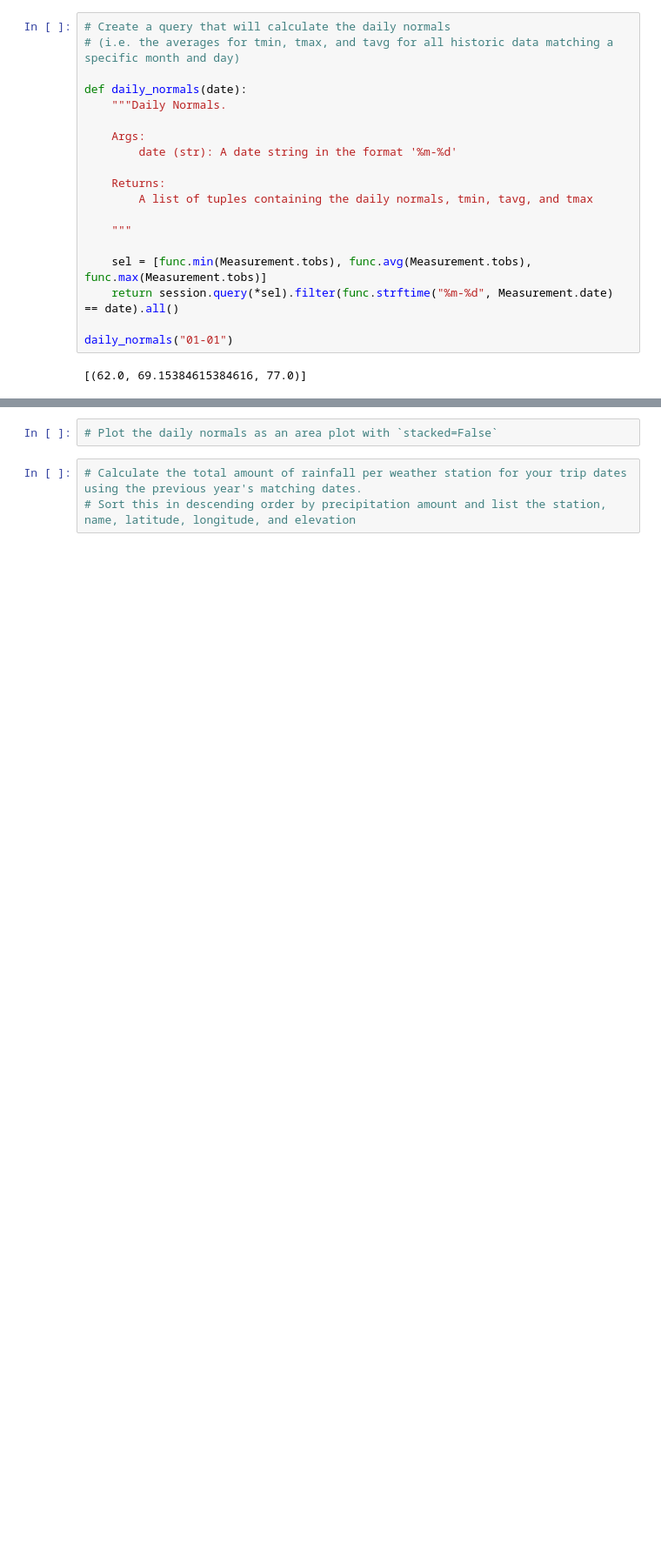
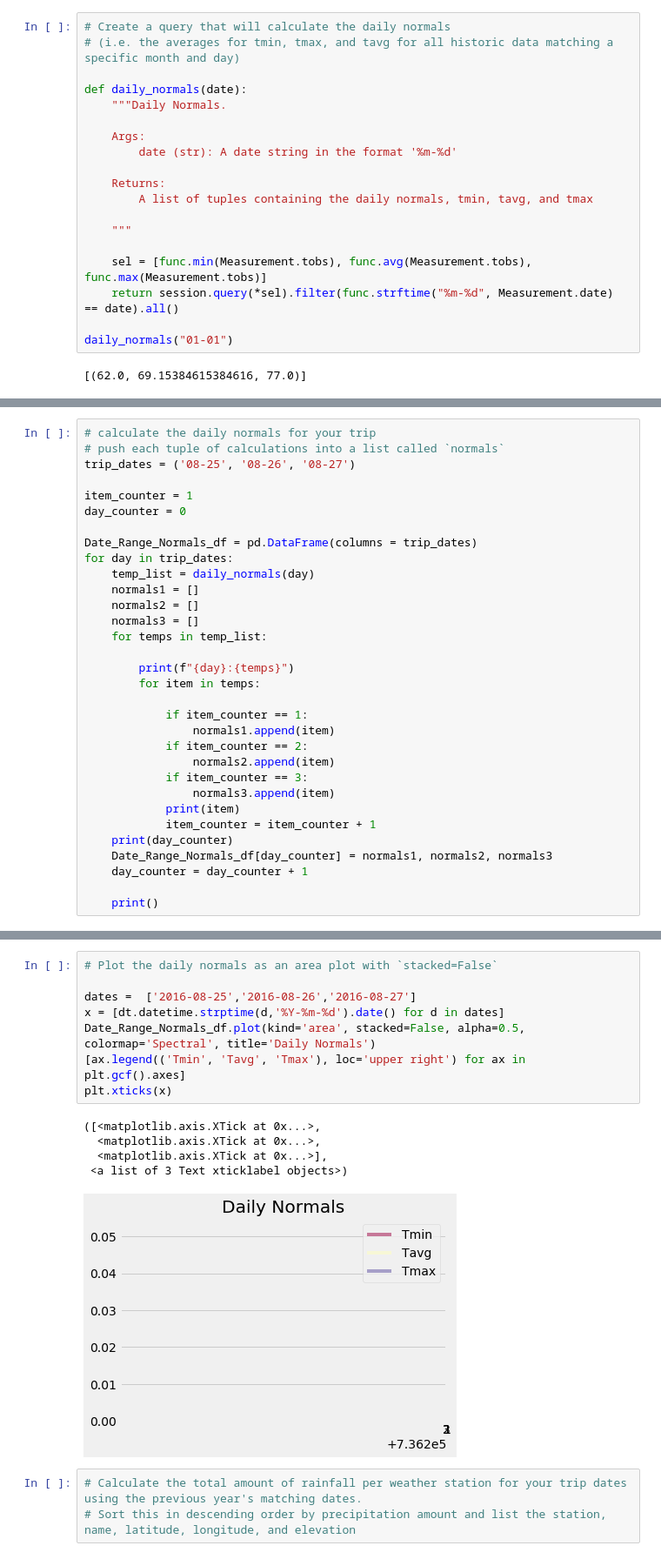
Before and after one commit to RobLMCO/08-SQLhomework, a Jupyter notebook: SQLalchemy.ipynb, the cells around one changed output, grey strips where cells are left out. Shown at 87% size. Saved outputs shown, nothing was run; the diff lists cells and outputs as text; blank space fills up the shorter version.

```diff
--- a/SQLalchemy.ipynb
+++ b/SQLalchemy.ipynb
@@ -264,0 +255,32 @@ daily_normals("01-01")
+# %%
+# calculate the daily normals for your trip
+# push each tuple of calculations into a list called `normals`
+trip_dates = ('08-25', '08-26', '08-27')
+
+item_counter = 1
+day_counter = 0
+
+Date_Range_Normals_df = pd.DataFrame(columns = trip_dates)
+for day in trip_dates:
+    temp_list = daily_normals(day)
+    normals1 = []
+    normals2 = []
+    normals3 = []
+    for temps in temp_list:
+
+        print(f"{day}:{temps}")
+        for item in temps:
+
+            if item_counter == 1:
+                normals1.append(item)
+            if item_counter == 2:
+                normals2.append(item)
+            if item_counter == 3:
+                normals3.append(item)
+            print(item)
+            item_counter = item_counter + 1
+    print(day_counter)
+    Date_Range_Normals_df[day_counter] = normals1, normals2, normals3
+    day_counter = day_counter + 1
+
+    print()
@@ -267,5 +314,17 @@ daily_normals("01-01")
-# %%
-# Plot the daily normals as an area plot with `stacked=False`
+# %%
+# Plot the daily normals as an area plot with `stacked=False`
+
+dates =  ['2016-08-25','2016-08-26','2016-08-27']
+x = [dt.datetime.strptime(d,'%Y-%m-%d').date() for d in dates]
+Date_Range_Normals_df.plot(kind='area', stacked=False, alpha=0.5, colormap='Spectral', title='Daily Normals')
+[ax.legend(('Tmin', 'Tavg', 'Tmax'), loc='upper right') for ax in plt.gcf().axes]
+plt.xticks(x)
+# %% [output]
+([<matplotlib.axis.XTick at 0x...>,
+  <matplotlib.axis.XTick at 0x...>,
+  <matplotlib.axis.XTick at 0x...>],
+ <a list of 3 Text xticklabel objects>)
+[figure, added]
 # %%
 # Calculate the total amount of rainfall per weather station for your trip dates using the previous year's matching dates.
 # Sort this in descending order by precipitation amount and list the station, name, latitude, longitude, and elevation
```
Also changed, not shown: parts of 6 cells of this notebook.
